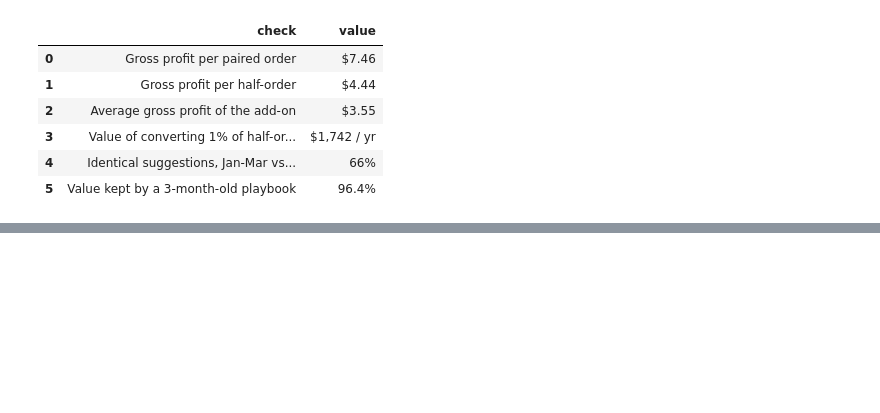
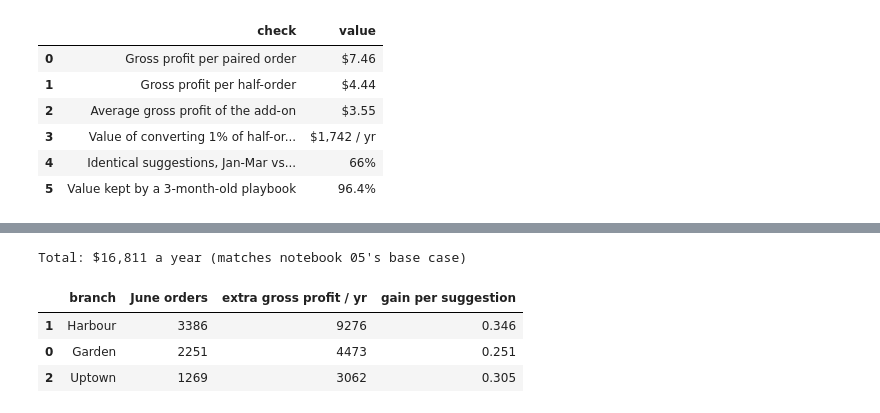
Before and after one commit to mouhammed-soumaille/EECE-490-Hackathon, a Jupyter notebook: notebooks/08_value_and_stability.ipynb, the cells around one changed output, grey strips where cells are left out. Cells and saved outputs as stored; diff of their text form; code cells hidden in the pictures; blank space fills up the shorter version.

```diff
--- a/notebooks/08_value_and_stability.ipynb
+++ b/notebooks/08_value_and_stability.ipynb
@@ -183,0 +189,20 @@ summary
+# %%
+from storiespair import simulate as S
+a = E.Assumptions.from_config(cfg)
+june = orders[orders.month == 6]
+deployed = engine_for((1, 2, 3, 4, 5))
+rows = []
+for b, g in june.groupby("branch"):
+    r = S.Replay(deployed, g, annual_orders * len(g) / len(june)).run("stories_pair", a)
+    rows.append({"branch": b, "June orders": len(g), "extra gross profit / yr": round(r["annual_incremental_gp"]),
+                 "gain per suggestion": round(r["gain_per_offer"], 3)})
+by_branch_value = pd.DataFrame(rows).sort_values("extra gross profit / yr", ascending=False)
+viz.savetable(by_branch_value, "08_value_by_branch")
+print(f"Total: ${by_branch_value['extra gross profit / yr'].sum():,.0f} a year (matches notebook 05's base case)")
+by_branch_value
+# %% [output]
+Total: $16,811 a year (matches notebook 05's base case)
+|  | branch | June orders | extra gross profit / yr | gain per suggestion |
+| 1 | Harbour | 3386 | 9276 | 0.346 |
+| 0 | Garden | 2251 | 4473 | 0.251 |
+| 2 | Uptown | 1269 | 3062 | 0.305 |
```
Also changed, not shown: parts of 1 cell of this notebook, 2 other files.
